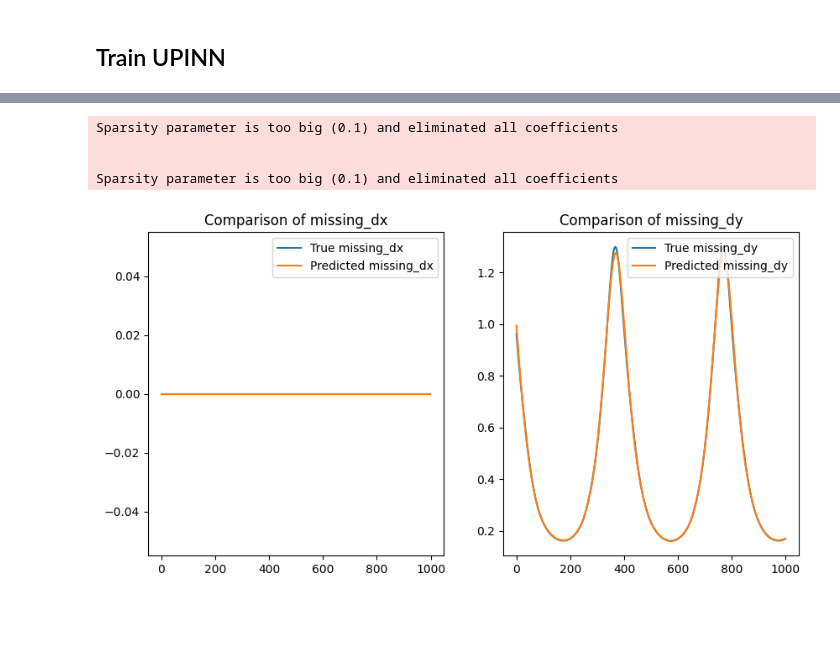
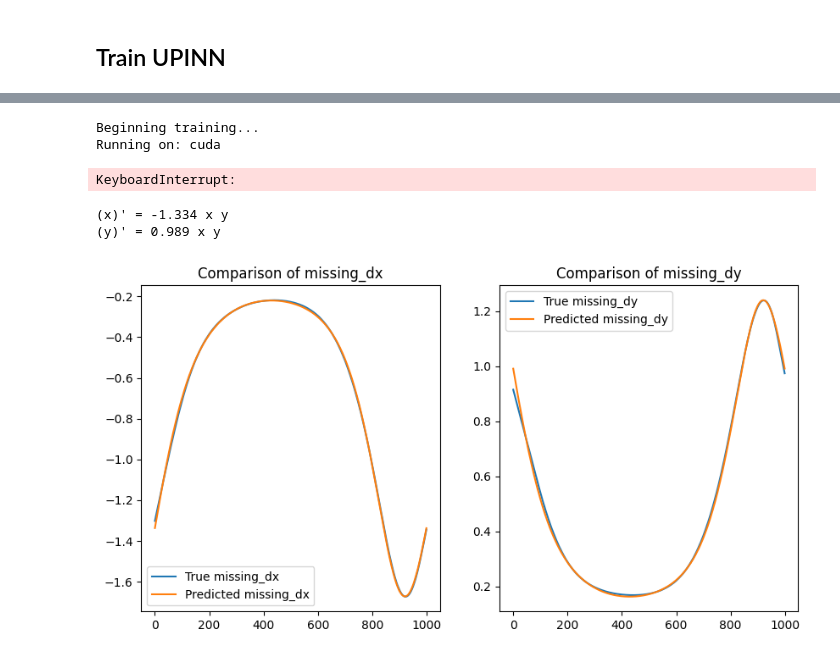
Before and after one commit to MEGAjosni/Master-Thesis, a Jupyter notebook: scripts/test-pde-find.ipynb, the cells around one changed output, grey strips where cells are left out. Saved outputs shown, nothing was run; the diff lists cells and outputs as text; code cells hidden in the pictures; blank space fills up the shorter version.

```diff
--- a/scripts/test-pde-find.ipynb
+++ b/scripts/test-pde-find.ipynb
@@ -119,7 +119,7 @@ u = FNN(
 G = FNN(
     dims=[2, *hidden, 2],
     hidden_act=torch.nn.Tanh(),
-    output_act=torch.nn.ReLU(),
+    output_act=torch.nn.Identity(),
 )
 
 
@@ -169,7 +169,7 @@ upinn.train(
     loss_tol=1e-6,
     lambda_reg=1e-3,
     # priotize_pde=100.0
-    save_model=dict(path='models/lotka-volterra', name='pde_find')
+    save_model=dict(path='../models/lotka-volterra', name='pde_find')
     )
 # %% [output]
 Beginning training...
@@ -183,0 +185,19 @@ plots["Missing Terms"].show()
+# %%
+# Extend collocation points to include the entire time interval and train again
+upinn.train(
+    data_points=t_d.unsqueeze(-1),
+    data_target=X_d,
+    boundary_points=torch.tensor([[0.0]]),
+    collocation_points=t[train_idx].unsqueeze(-1).requires_grad_(True),
+    epochs=30000,
+    log_wandb=None,
+    optimizer=torch.optim.AdamW,
+    optimizer_args=dict(lr=3e-4, weight_decay=1e-10),
+    beta_softadapt=0.1,
+    loss_tol=1e-6,
+    priotize_pde=100,
+    )
+# %% [output]
+Beginning training...
+Running on: cuda
+KeyboardInterrupt:
@@ -184,6 +208,8 @@ plots["Missing Terms"].show()
 # %%
+upinn.to('cpu')
+
 # Generate data from the solution network
-t_eval = torch.linspace(0, 20, 1000).reshape(-1, 1)
+t_eval = torch.linspace(0, 8, 1000).reshape(-1, 1)
 u_eval = upinn.u(t_eval).detach().numpy()  # Predictions from the solution network
 x_data, y_data = u_eval[:, 0], u_eval[:, 1]
 
@@ -200,30 +226,29 @@ lib = ps.PolynomialLibrary(degree=2)
 input_data = np.column_stack((x_data, y_data))  # Combine x and y as inputs
 output_data = np.column_stack((missing_dx_data, missing_dy_data))  # Combine missing terms
 # %%
-model = ps.SINDy(feature_library=lib, feature_names=["x", "y"])
+model = ps.SINDy(feature_library=lib, feature_names=["x", "y"], optimizer=ps.STLSQ(threshold=0.3))
 model.fit(input_data, x_dot=output_data, t=t_eval.detach().numpy())
+model.print()
 # Predict using the discovered dynamics
 predicted_missing = model.predict(input_data)
 
 # Compare true vs. predicted
 import matplotlib.pyplot as plt
 
 plt.figure(figsize=(10, 5))
 plt.subplot(1, 2, 1)
 plt.plot(missing_dx_data, label="True missing_dx")
 plt.plot(predicted_missing[:, 0], label="Predicted missing_dx")
 plt.legend()
 plt.title("Comparison of missing_dx")
 
 plt.subplot(1, 2, 2)
 plt.plot(missing_dy_data, label="True missing_dy")
 plt.plot(predicted_missing[:, 1], label="Predicted missing_dy")
 plt.legend()
 plt.title("Comparison of missing_dy")
 plt.show()
 # %% [output]
-Sparsity parameter is too big (0.1) and eliminated all coefficients
-
-
-Sparsity parameter is too big (0.1) and eliminated all coefficients
+(x)' = -1.334 x y
+(y)' = 0.989 x y
-[figure, old version]
+[figure, new version]
```
Also changed, not shown: parts of 7 cells of this notebook, 5 other files.
